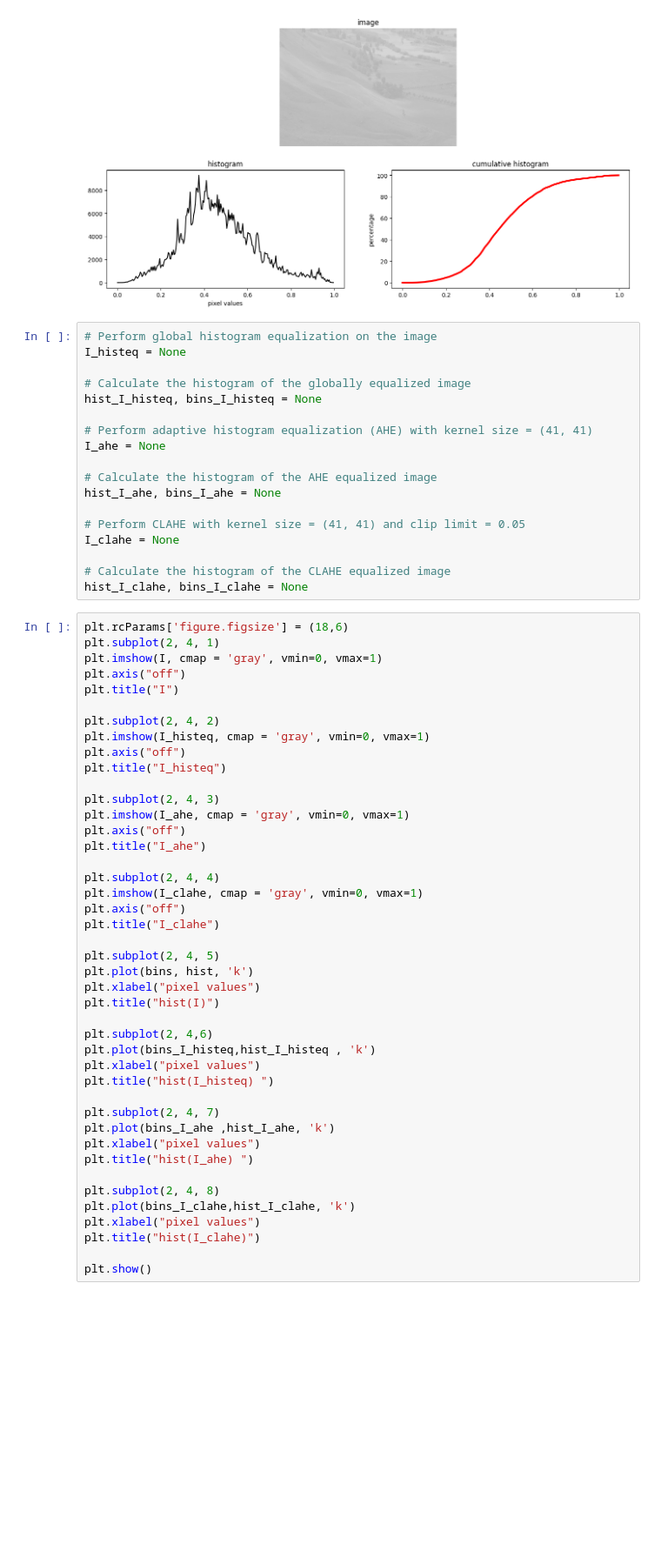
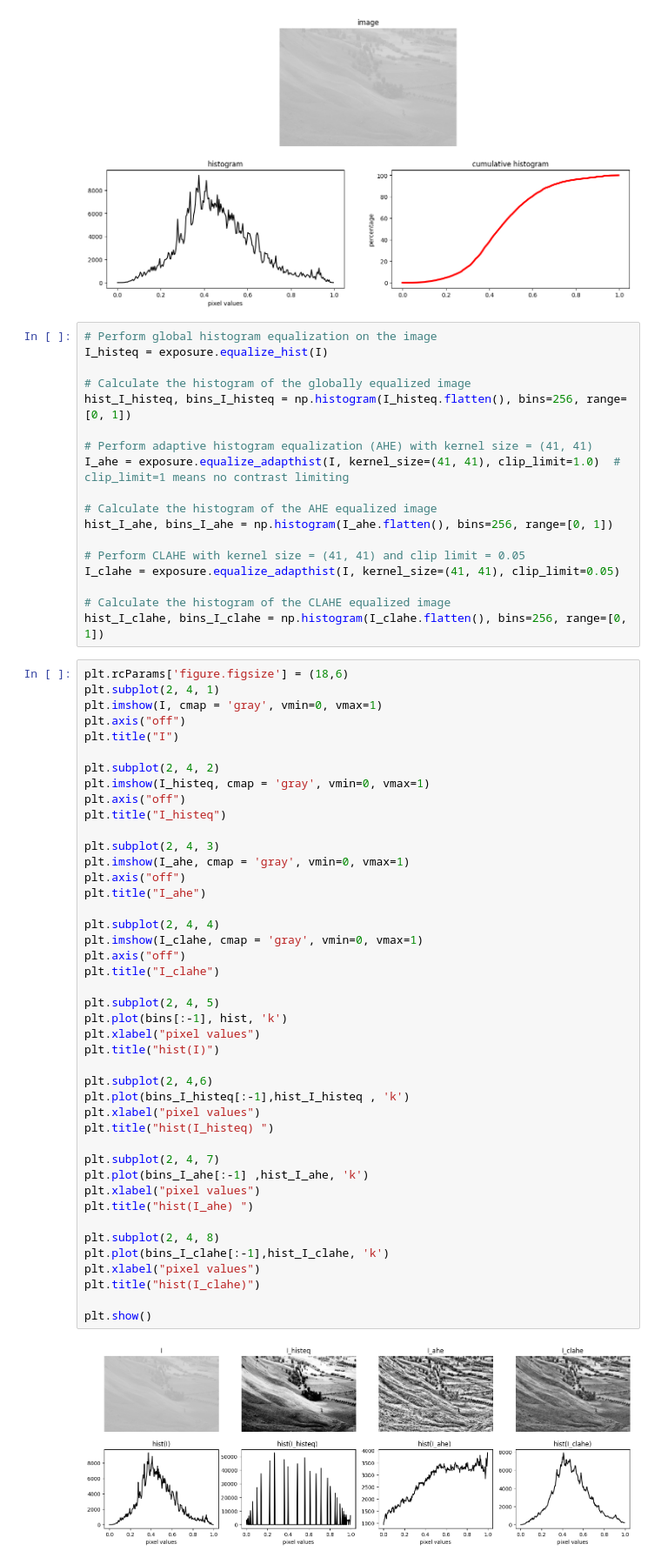
Before and after one commit to Ahtesham-Ibne-Mostafa/Image_Processing, a Jupyter notebook: CSE428_Task_3.ipynb, the cells around one changed output. Shown: that part at 87% size. Saved outputs shown, nothing was run; the diff lists cells and outputs as text; blank space fills up the shorter version.

```diff
--- a/CSE428_Task_3.ipynb
+++ b/CSE428_Task_3.ipynb
@@ -164,22 +164,22 @@ plt.show()
 [figure]
 # %%
 # Perform global histogram equalization on the image
-I_histeq = None
+I_histeq = exposure.equalize_hist(I)
 
 # Calculate the histogram of the globally equalized image
-hist_I_histeq, bins_I_histeq = None
+hist_I_histeq, bins_I_histeq = np.histogram(I_histeq.flatten(), bins=256, range=[0, 1])
 
 # Perform adaptive histogram equalization (AHE) with kernel size = (41, 41)
-I_ahe = None
+I_ahe = exposure.equalize_adapthist(I, kernel_size=(41, 41), clip_limit=1.0)  # clip_limit=1 means no contrast limiting
 
 # Calculate the histogram of the AHE equalized image
-hist_I_ahe, bins_I_ahe = None
+hist_I_ahe, bins_I_ahe = np.histogram(I_ahe.flatten(), bins=256, range=[0, 1])
 
 # Perform CLAHE with kernel size = (41, 41) and clip limit = 0.05
-I_clahe = None
+I_clahe = exposure.equalize_adapthist(I, kernel_size=(41, 41), clip_limit=0.05)
 
 # Calculate the histogram of the CLAHE equalized image
-hist_I_clahe, bins_I_clahe = None
+hist_I_clahe, bins_I_clahe = np.histogram(I_clahe.flatten(), bins=256, range=[0, 1])
 # %%
 plt.rcParams['figure.figsize'] = (18,6)
 plt.subplot(2, 4, 1)
@@ -192,34 +192,36 @@ plt.imshow(I_histeq, cmap = 'gray', vmin=0, vmax=1)
 plt.axis("off")
 plt.title("I_histeq")
 
 plt.subplot(2, 4, 3)
 plt.imshow(I_ahe, cmap = 'gray', vmin=0, vmax=1)
 plt.axis("off")
 plt.title("I_ahe")
 
 plt.subplot(2, 4, 4)
 plt.imshow(I_clahe, cmap = 'gray', vmin=0, vmax=1)
 plt.axis("off")
 plt.title("I_clahe")
 
 plt.subplot(2, 4, 5)
-plt.plot(bins, hist, 'k')
+plt.plot(bins[:-1], hist, 'k')
 plt.xlabel("pixel values")
 plt.title("hist(I)")
 
 plt.subplot(2, 4,6)
-plt.plot(bins_I_histeq,hist_I_histeq , 'k')
+plt.plot(bins_I_histeq[:-1],hist_I_histeq , 'k')
 plt.xlabel("pixel values")
 plt.title("hist(I_histeq) ")
 
 plt.subplot(2, 4, 7)
-plt.plot(bins_I_ahe ,hist_I_ahe, 'k')
+plt.plot(bins_I_ahe[:-1] ,hist_I_ahe, 'k')
 plt.xlabel("pixel values")
 plt.title("hist(I_ahe) ")
 
 plt.subplot(2, 4, 8)
-plt.plot(bins_I_clahe,hist_I_clahe, 'k')
+plt.plot(bins_I_clahe[:-1],hist_I_clahe, 'k')
 plt.xlabel("pixel values")
 plt.title("hist(I_clahe)")
 
 plt.show()
+# %% [output]
+[figure, added]
```
